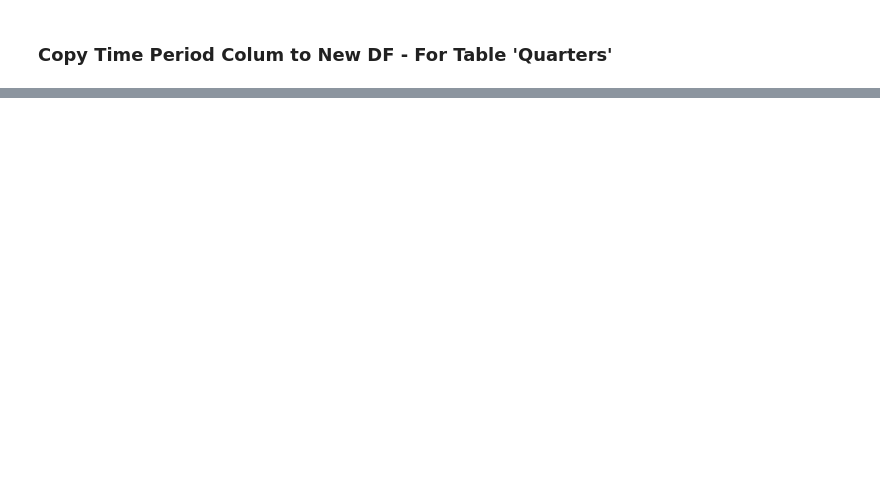
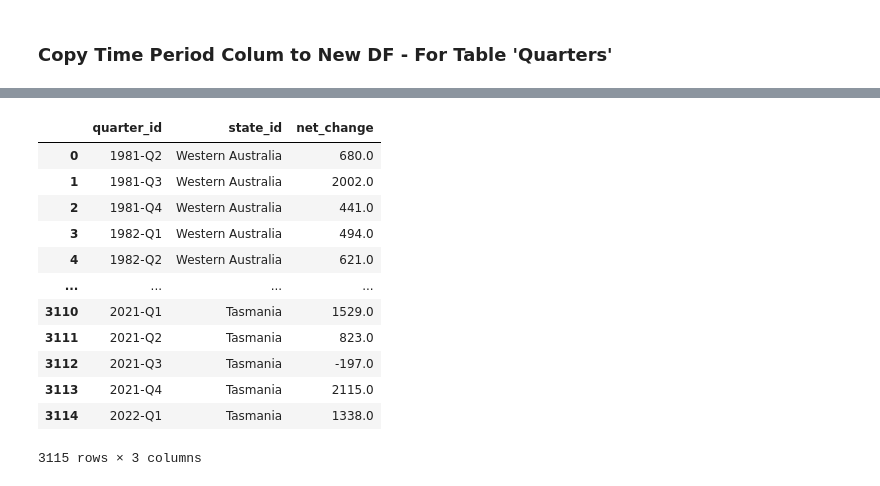
Before and after one commit to jonowood/Project_2, a Jupyter notebook: ETL/Clean_Test.ipynb, the cells around one changed output, grey strips where cells are left out. Saved outputs shown, nothing was run; the diff lists cells and outputs as text; code cells hidden in the pictures; blank space fills up the shorter version.

```diff
--- a/ETL/Clean_Test.ipynb
+++ b/ETL/Clean_Test.ipynb
@@ -55,0 +129,4 @@ new_test_quarter_df
+# %%
+# Copy column to new DF
+population_df = erp_data_df[['TIME_PERIOD: Time Period', 'REGION: Region', 'OBS_VALUE']].copy()
+population_df.head()
@@ -55,0 +140,18 @@ new_test_quarter_df
+# %%
+# Change column headers to match shemata
+population_df.rename(columns = {'REGION: Region':'state_id', 'TIME_PERIOD: Time Period': 'quarter_id', 'OBS_VALUE':'net_change'}, inplace=True)
+population_df
+# %% [output]
+|  | quarter_id | state_id | net_change |
+| 0 | 1981-Q2 | Western Australia | 680.0 |
+| 1 | 1981-Q3 | Western Australia | 2002.0 |
+| 2 | 1981-Q4 | Western Australia | 441.0 |
+| 3 | 1982-Q1 | Western Australia | 494.0 |
+| 4 | 1982-Q2 | Western Australia | 621.0 |
+| ... | ... | ... | ... |
+| 3110 | 2021-Q1 | Tasmania | 1529.0 |
+| 3111 | 2021-Q2 | Tasmania | 823.0 |
+| 3112 | 2021-Q3 | Tasmania | -197.0 |
+| 3113 | 2021-Q4 | Tasmania | 2115.0 |
+| 3114 | 2022-Q1 | Tasmania | 1338.0 |
+3115 rows × 3 columns
```
Also changed, not shown: parts of 18 cells of this notebook, 1 other file.
